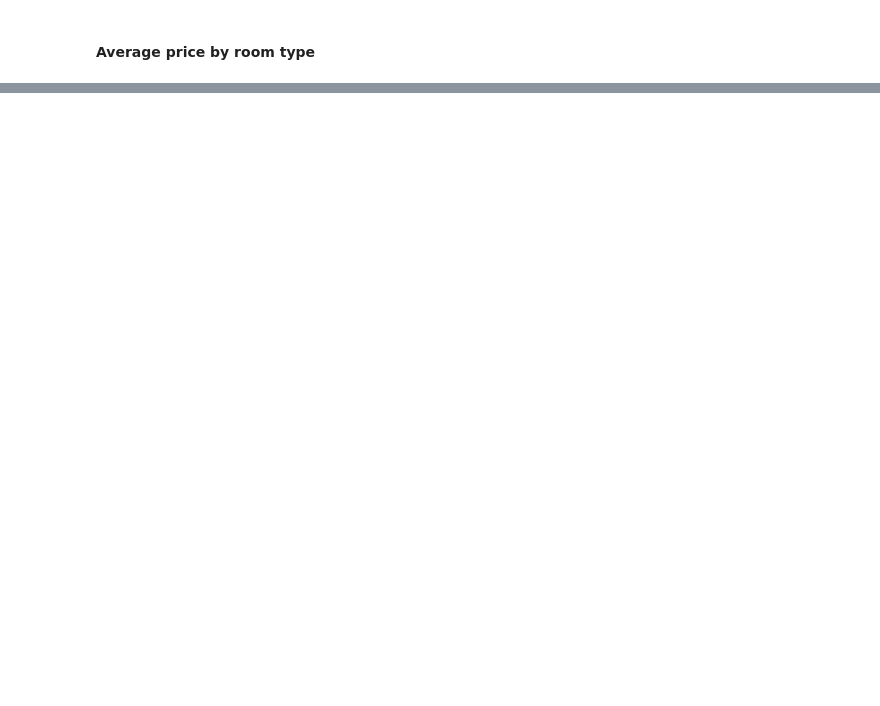
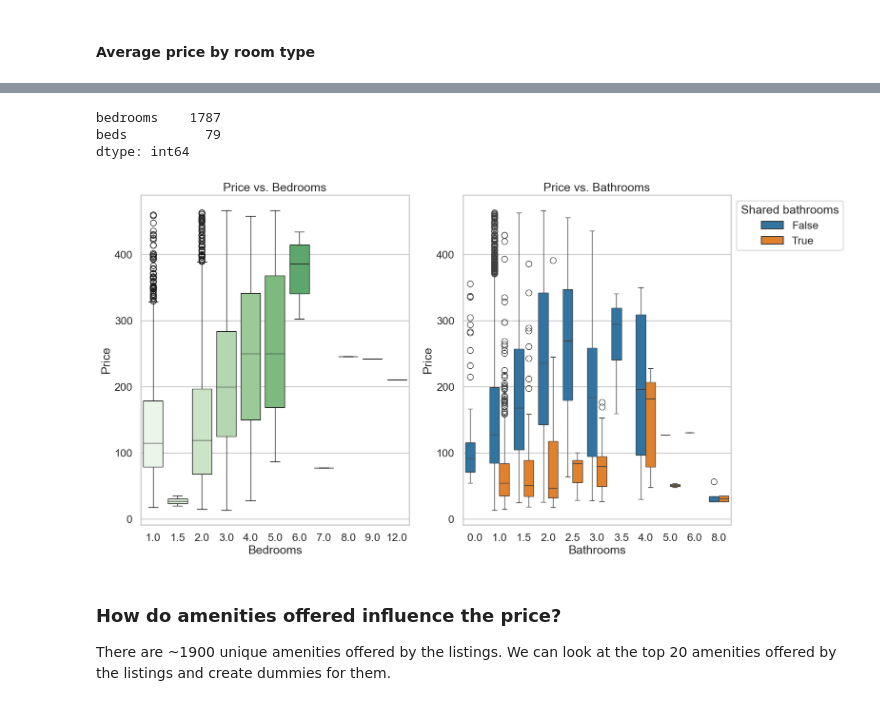
Before and after one commit to rohankumar586/AirBnb_price_predictor, a Jupyter notebook: code_Lakshya.ipynb, the cells around one changed output, grey strips where cells are left out. Drawn from its saved outputs; the diff is of its cells as text; code cells hidden in the pictures; blank space fills up the shorter version.

```diff
--- a/code_Lakshya.ipynb
+++ b/code_Lakshya.ipynb
@@ -375,0 +405,37 @@ map
+# %%
+# Check for missing values
+data[["bedrooms", "beds"]].isnull().sum()
+# %% [output]
+bedrooms    1787
+beds          79
+dtype: int64
+# %%
+plt.figure(figsize=(16, 9))
+
+plt.subplot(1, 2, 1)
+ax1 = sns.boxplot(data=data_cleaned, x="bedrooms", y="price", palette="Greens")
+ax1.set_title("Price vs. Bedrooms")
+ax1.set_xlabel("Bedrooms")
+ax1.set_ylabel("Price")
+
+plt.subplot(1, 2, 2)
+ax2 = sns.boxplot(
+    data=data_cleaned,
+    x="bathrooms",
+    y="price",
+    hue="bathrooms_is_shared",
+)
+ax2.set_title("Price vs. Bathrooms")
+ax2.set_xlabel("Bathrooms")
+ax2.set_ylabel("Price")
+sns.move_legend(
+    ax2, "upper left", bbox_to_anchor=(1, 1), ncol=1, title="Shared bathrooms"
+)
+
+plt.show()
+# %% [output]
+[figure, added]
+# %% [markdown]
+### How do amenities offered influence the price?
+
+There are ~1900 unique amenities offered by the listings. We can look at the top 20 amenities offered by the listings and create dummies for them.
```
Also changed, not shown: parts of 28 cells of this notebook.
